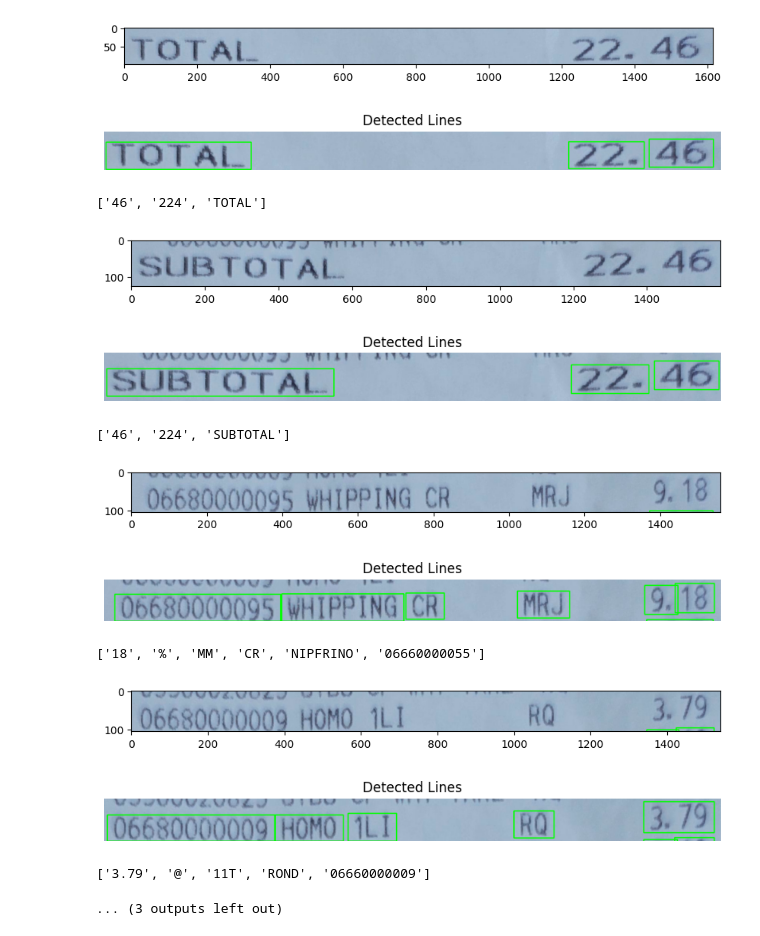
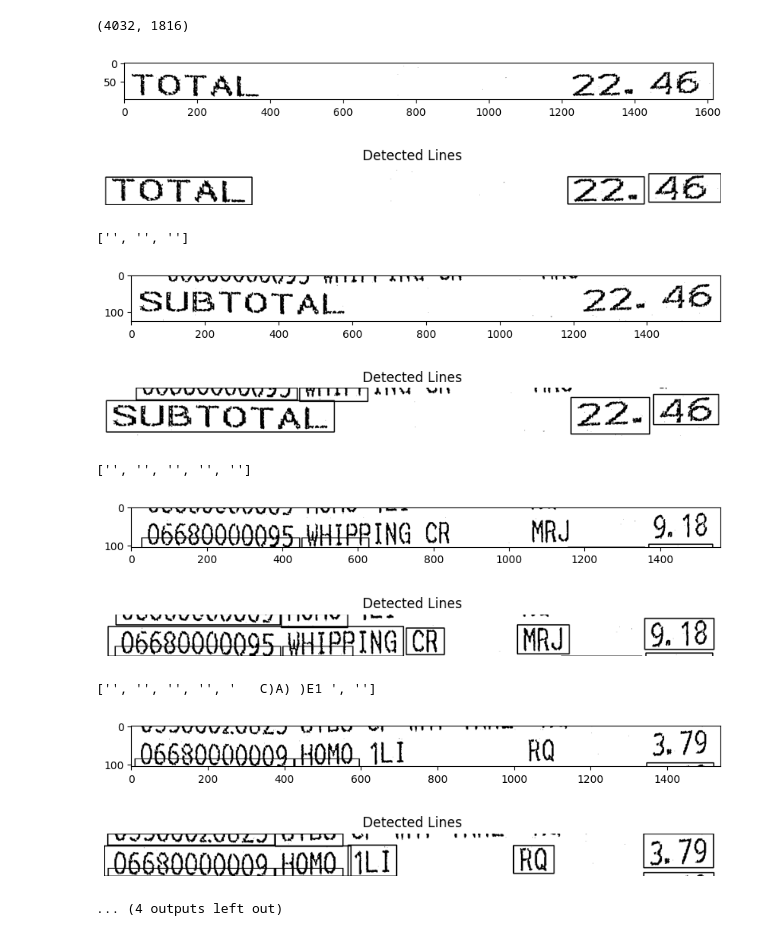
Before and after one commit to kcccr123/receipt-scanner-backend, a Jupyter notebook: RCNN/YOLO_connection.ipynb, the cells around one changed output. Drawn from its saved outputs; the diff is of its cells as text; code cells hidden in the pictures.

```diff
--- a/RCNN/YOLO_connection.ipynb
+++ b/RCNN/YOLO_connection.ipynb
@@ -6,8 +6,14 @@ from collections import deque
 from modelArc import CRNN
 from itertools import groupby
 from matplotlib import pyplot as plt
+from skimage.filters import threshold_local
+
+def bw_scanner(image):
+    gray = cv2.cvtColor(image, cv2.COLOR_BGR2GRAY)
+    T = threshold_local(gray, 21, offset = 5, method = "gaussian")
+    return (gray > T).astype("uint8") * 255
 # %%
-model_path = r"D:\Projects\reciept-scanner\RCNN\models\202407310100\model.onnx"
+model_path = r"D:\Projects\reciept-scanner\RCNN\models\202408291511\model.onnx"
 
 class inferencemode:
     def __init__(self, model_path: str = ""):
@@ -29,6 +35,7 @@ class inferencemode:
         image = cv2.resize(image, (128, 32))
 
         image_pred = np.expand_dims(image, axis=0).astype(np.float32)
+        image_pred = np.expand_dims(image_pred, axis=1)
 
         preds = self.model.run(self.output_names, {self.input_names[0]: image_pred})[0]
 
@@ -52,7 +59,8 @@ class inferencemode:
             plt.figure(figsize=(10, 2))
             plt.imshow(b, cmap='gray')
 
-            grey_image = cv2.cvtColor(b, cv2.COLOR_BGR2GRAY)
+            grey_image = b
+            # cv2.cvtColor(b, cv2.COLOR_BGR2GRAY)
             _, binary_image = cv2.threshold(grey_image, 128, 255, cv2.THRESH_BINARY_INV | cv2.THRESH_OTSU)
             kernel = np.ones((10, 36), np.uint8)
             dilated_image = cv2.dilate(binary_image, kernel, iterations=1)
@@ -89,30 +97,32 @@ class inferencemode:
 # %%
 #overall function
 # testing
 bboxCoord = [[105, 1720, 1415, 1515], [105, 1705, 1235, 1360], [160, 1720, 1155, 1260], [180, 1720, 1070, 1175], [180, 1725, 985, 1095]]
 
 img_path = r"D:\photos\RCNN4\train\20240706_015503_jpg.rf.480d069b4a243d281112d1daf06b8862.jpg"
 image = cv2.imread(img_path.replace("\\", "/"))
+img = bw_scanner(image)
+print(img.shape)
 
 tester = inferencemode(model_path)
 
-results = tester.run(image, bboxCoord)
+results = tester.run(img, bboxCoord)
 for i in results:
     print(i)
 # %% [output]
+(4032, 1816)
-[figure, old version]
+[figure, new version]
-[figure, old version]
+[figure, new version]
-['46', '224', 'TOTAL']
+['', '', '']
-[figure, old version]
+[figure, new version]
-[figure, old version]
+[figure, new version]
-['46', '224', 'SUBTOTAL']
+['', '', '', '', '']
-[figure, old version]
+[figure, new version]
-[figure, old version]
+[figure, new version]
-['18', '%', 'MM', 'CR', 'NIPFRINO', '06660000055']
+['', '', '', '', '   C)A) )E1 ', '']
-[figure, old version]
+[figure, new version]
-[figure, old version]
+[figure, new version]
-['3.79', '@', '11T', 'ROND', '06660000009']
-... (3 outputs left out)
+... (4 outputs left out)
 # %%
 img_path = r"D:\photos\RCNN4\BBOXES\75.jpg"
 #"D:\photos\SORIE\test\0afc0804-7e6e-4e77-ab68-8d9384918be7.jpg"
```
Also changed, not shown: parts of 1 cell of this notebook, 6 other files.
